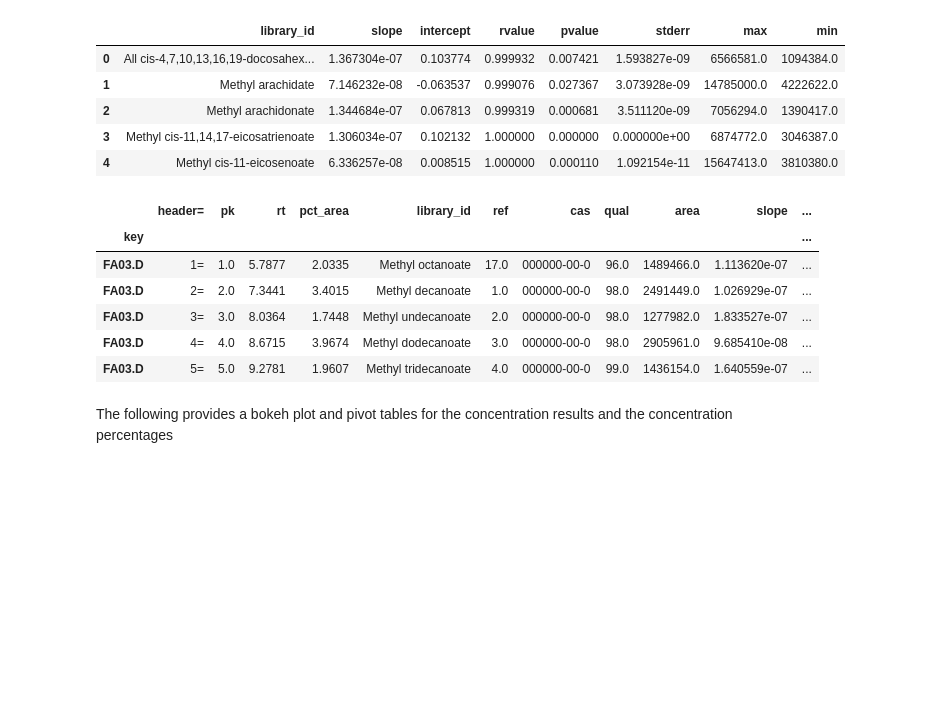
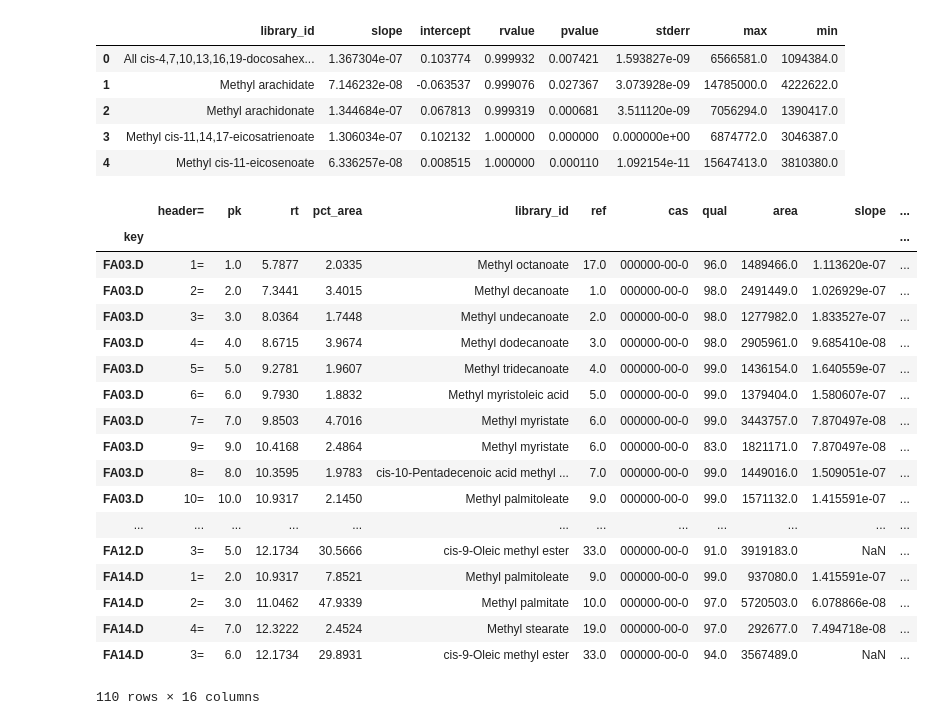
Before and after one commit to audere-labs/pyvalence, a Jupyter notebook: gc_area_analysis.ipynb, the cells around one changed output. Drawn from its saved outputs; the diff is of its cells as text; code cells hidden in the pictures; blank space fills up the shorter version.

Commit message:
Revert "bokeh plots and pivot table method"
This reverts commit 373b1bf9ea5ac257a4d14aff643628e4d888b985.

````diff
--- a/gc_area_analysis.ipynb
+++ b/gc_area_analysis.ipynb
@@ -15,8 +15,8 @@ example:
 matched_df = matchlib2area_all(agi.results_lib,agi.results_tic)
 ```
 # %%
-libdf = agi.results_lib
-areadf = agi.results_tic
+libdf = (agi.results_lib)
+areadf = (agi.results_tic)
 
 def find_match(x, Y):
     ''' find index of argmin lambda(x,Y)
@@ -132,33 +132,43 @@ def calc_conc(cal_curves, matcheddf):
     matcheddf = matcheddf.reset_index()
     return_df = pd.merge(matcheddf,cal_curves,on='library_id',how='outer')
     return_df['conc'] = return_df.apply(conc_cal,axis=1)
     return_df.drop(['rvalue','pvalue','stderr'],1,inplace=True)
 
     #calculate concentration percentage
     totals_c = pd.DataFrame({'totals_c':(return_df.groupby('key')['conc']
                                             .apply(np.sum,axis=0))}).reset_index()
     return_df = return_df.merge(totals_c, on=['key'])
     return_df['conc%']=return_df['conc']/return_df['totals_c']
     return_df.drop(['totals_c'],1,inplace=True)
 
     #calculate area percentage
     totals_a = pd.DataFrame({'totals_a':(return_df.groupby('key')['area']
                                             .apply(np.sum,axis=0))}).reset_index()
     return_df = return_df.merge(totals_a, on=['key'])
     return_df['area%']=return_df['area']/return_df['totals_a']
     return_df.drop(['totals_a'],1,inplace=True)
 
     return return_df.set_index('key')
 
 calced_conc = calc_conc(calced_curves, matcheddf)
-calced_conc.head()
+calced_conc
 # %% [output]
 |  | header= | pk | rt | pct_area | library_id | ref | cas | qual | area | slope | ... |
 | key |  |  |  |  |  |  |  |  |  |  | ... |
 | FA03.D | 1= | 1.0 | 5.7877 | 2.0335 | Methyl octanoate | 17.0 | 000000-00-0 | 96.0 | 1489466.0 | 1.113620e-07 | ... |
 | FA03.D | 2= | 2.0 | 7.3441 | 3.4015 | Methyl decanoate | 1.0 | 000000-00-0 | 98.0 | 2491449.0 | 1.026929e-07 | ... |
 | FA03.D | 3= | 3.0 | 8.0364 | 1.7448 | Methyl undecanoate | 2.0 | 000000-00-0 | 98.0 | 1277982.0 | 1.833527e-07 | ... |
 | FA03.D | 4= | 4.0 | 8.6715 | 3.9674 | Methyl dodecanoate | 3.0 | 000000-00-0 | 98.0 | 2905961.0 | 9.685410e-08 | ... |
 | FA03.D | 5= | 5.0 | 9.2781 | 1.9607 | Methyl tridecanoate | 4.0 | 000000-00-0 | 99.0 | 1436154.0 | 1.640559e-07 | ... |
+| FA03.D | 6= | 6.0 | 9.7930 | 1.8832 | Methyl myristoleic acid | 5.0 | 000000-00-0 | 99.0 | 1379404.0 | 1.580607e-07 | ... |
+| FA03.D | 7= | 7.0 | 9.8503 | 4.7016 | Methyl myristate | 6.0 | 000000-00-0 | 99.0 | 3443757.0 | 7.870497e-08 | ... |
+| FA03.D | 9= | 9.0 | 10.4168 | 2.4864 | Methyl myristate | 6.0 | 000000-00-0 | 83.0 | 1821171.0 | 7.870497e-08 | ... |
+| FA03.D | 8= | 8.0 | 10.3595 | 1.9783 | cis-10-Pentadecenoic acid methyl ... | 7.0 | 000000-00-0 | 99.0 | 1449016.0 | 1.509051e-07 | ... |
+| FA03.D | 10= | 10.0 | 10.9317 | 2.1450 | Methyl palmitoleate | 9.0 | 000000-00-0 | 99.0 | 1571132.0 | 1.415591e-07 | ... |
+| ... | ... | ... | ... | ... | ... | ... | ... | ... | ... | ... | ... |
+| FA12.D | 3= | 5.0 | 12.1734 | 30.5666 | cis-9-Oleic methyl ester | 33.0 | 000000-00-0 | 91.0 | 3919183.0 | NaN | ... |
+| FA14.D | 1= | 2.0 | 10.9317 | 7.8521 | Methyl palmitoleate | 9.0 | 000000-00-0 | 99.0 | 937080.0 | 1.415591e-07 | ... |
+| FA14.D | 2= | 3.0 | 11.0462 | 47.9339 | Methyl palmitate | 10.0 | 000000-00-0 | 97.0 | 5720503.0 | 6.078866e-08 | ... |
+| FA14.D | 4= | 7.0 | 12.3222 | 2.4524 | Methyl stearate | 19.0 | 000000-00-0 | 97.0 | 292677.0 | 7.494718e-08 | ... |
+| FA14.D | 3= | 6.0 | 12.1734 | 29.8931 | cis-9-Oleic methyl ester | 33.0 | 000000-00-0 | 94.0 | 3567489.0 | NaN | ... |
+110 rows × 16 columns
-# %% [markdown]
-The following provides a bokeh plot and pivot tables for the concentration results and the concentration percentages
````
Also changed, not shown: parts of 5 cells of this notebook.
